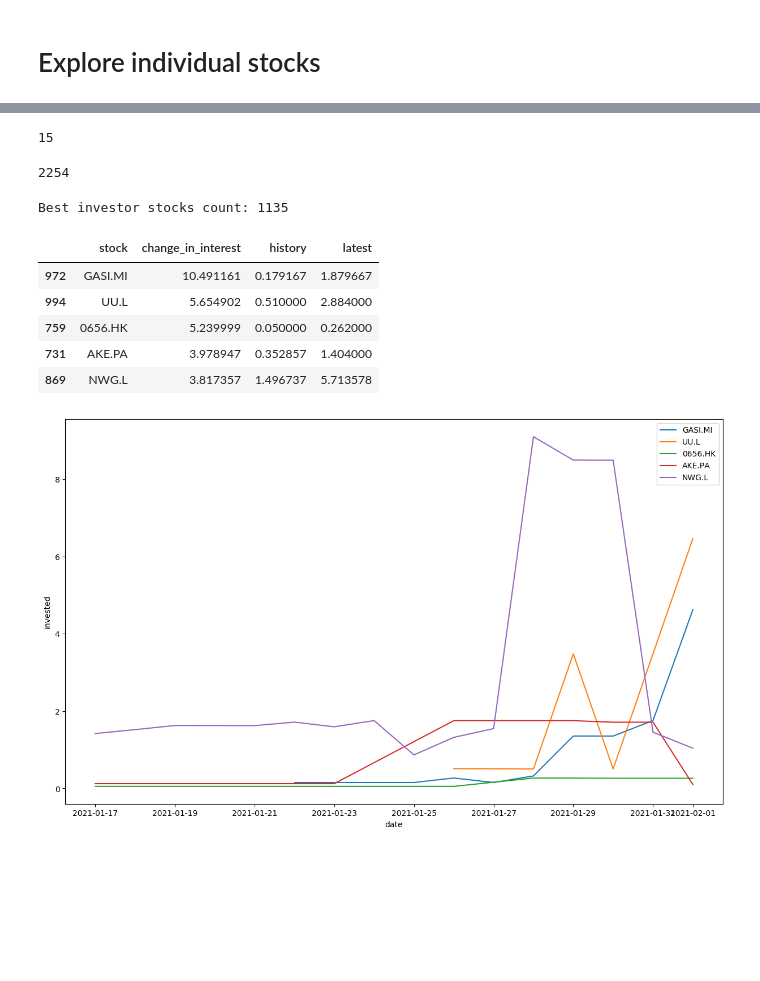
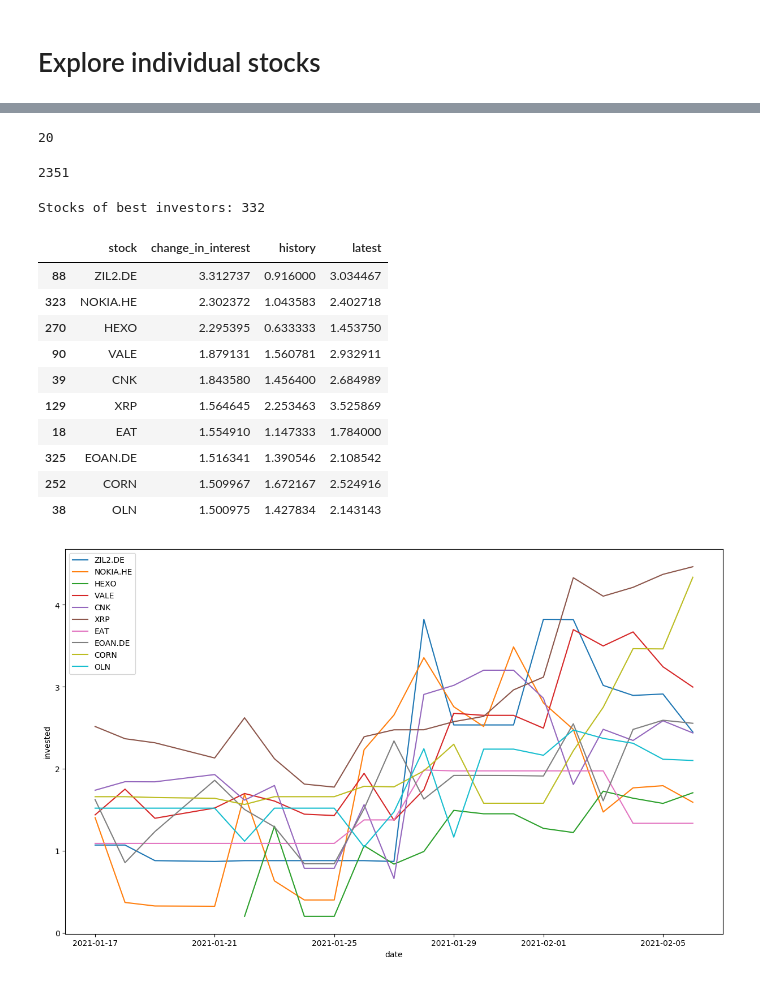
Before and after one commit to bstanie/beautiful-creature, a Jupyter notebook: notebooks/stock_advisor.ipynb, the cells around one changed output, grey strips where cells are left out. Saved outputs shown, nothing was run; the diff lists cells and outputs as text; code cells hidden in the pictures; blank space fills up the shorter version.

```diff
--- a/notebooks/stock_advisor.ipynb
+++ b/notebooks/stock_advisor.ipynb
@@ -240,49 +262,57 @@ df[df.company=='NVDA'].groupby('date')['invested'].mean().plot()
 # %%
-dates = sorted(df.date.unique())
+dates = sorted(investor_portfolio.date.unique())
 len(dates)
 # %% [output]
-15
+20
 # %%
-companies = df.company.unique()
-len(companies)
+stocks = investor_portfolio.company.unique()
+len(stocks)
 # %% [output]
-2254
+2351
-# %%
-best_investor_stocks = df[df['investor_name'].isin([investor_mapping[i] for i in best_investors.index])]['company'].unique()
-print("Best investor stocks count:", len(best_investor_stocks))
-# %% [output]
-Best investor stocks count: 1135
+# %%
+best_investor_list = best_investors.reset_index()['UserName'].tolist()
+
+best_investor_stocks = investor_portfolio[investor_portfolio['investor_name'].isin(best_investor_list)]['company'].unique()
+print("Stocks of best investors:", len(best_investor_stocks))
+# %% [output]
+Stocks of best investors: 332
 # %%
-groupby = df.groupby(['company','date'])["invested"].mean()
-idx = pd.IndexSlice
-threshold = 5
+groupby = investor_portfolio.groupby(['company','date'])["invested"].mean()
+slice_idx = pd.IndexSlice
+day_threshold = 10
 chg_interest = list()
 for stock_name in tqdm(best_investor_stocks):
-    last_interest = groupby.to_frame().loc[idx[stock_name, dates[-threshold]:], :]
+    last_interest = groupby.to_frame().loc[slice_idx[stock_name, dates[-day_threshold]:], :]
     last_interest_mean = last_interest.mean()
 
-    historical_interest = groupby.to_frame().loc[idx[stock_name, :dates[-threshold-1]], :]
+    historical_interest = groupby.to_frame().loc[idx[stock_name, :dates[-day_threshold-1]], :]
     historical_interest_mean = historical_interest.mean()
 
     vals = groupby.to_frame().loc[stock_name].values.reshape(-1)
     change_in_interest = (last_interest_mean/historical_interest_mean)[0]
     chg_interest.append((stock_name,change_in_interest,historical_interest_mean[0],last_interest_mean[0]))
 # %%
-TOP_N_CHANGE_IN_INTEREST_AMONG_BEST_INVESTORS = 5
+TOP_N_CHANGE_IN_INTEREST_AMONG_BEST_INVESTORS = 10
 chg_intrst = pd.DataFrame.from_records(chg_interest,columns=['stock','change_in_interest',"history","latest"]).sort_values('change_in_interest',ascending=False)
-chg_intrst.head(TOP_N_CHANGE_IN_INTEREST_AMONG_BEST_INVESTORS)
+pop_stocks = chg_intrst.head(TOP_N_CHANGE_IN_INTEREST_AMONG_BEST_INVESTORS)
+pop_stocks
 # %% [output]
 |  | stock | change_in_interest | history | latest |
-| 972 | GASI.MI | 10.491161 | 0.179167 | 1.879667 |
-| 994 | UU.L | 5.654902 | 0.510000 | 2.884000 |
-| 759 | 0656.HK | 5.239999 | 0.050000 | 0.262000 |
-| 731 | AKE.PA | 3.978947 | 0.352857 | 1.404000 |
-| 869 | NWG.L | 3.817357 | 1.496737 | 5.713578 |
+| 88 | ZIL2.DE | 3.312737 | 0.916000 | 3.034467 |
+| 323 | NOKIA.HE | 2.302372 | 1.043583 | 2.402718 |
+| 270 | HEXO | 2.295395 | 0.633333 | 1.453750 |
+| 90 | VALE | 1.879131 | 1.560781 | 2.932911 |
+| 39 | CNK | 1.843580 | 1.456400 | 2.684989 |
+| 129 | XRP | 1.564645 | 2.253463 | 3.525869 |
+| 18 | EAT | 1.554910 | 1.147333 | 1.784000 |
+| 325 | EOAN.DE | 1.516341 | 1.390546 | 2.108542 |
+| 252 | CORN | 1.509967 | 1.672167 | 2.524916 |
+| 38 | OLN | 1.500975 | 1.427834 | 2.143143 |
 # %%
-for int_stock in chg_intrst.head(TOP_N_CHANGE_IN_INTEREST_AMONG_BEST_INVESTORS)["stock"].values:
+for int_stock in pop_stocks["stock"].values:
     vals = groupby.to_frame().loc[int_stock]
     sns.lineplot(y=vals["invested"],x=vals.index,label=int_stock)
 # %% [output]
-[figure, old version]
+[figure, new version]
 # %%
 plt.figure(figsize=(15,7))
```
Also changed, not shown: parts of 22 cells of this notebook.
